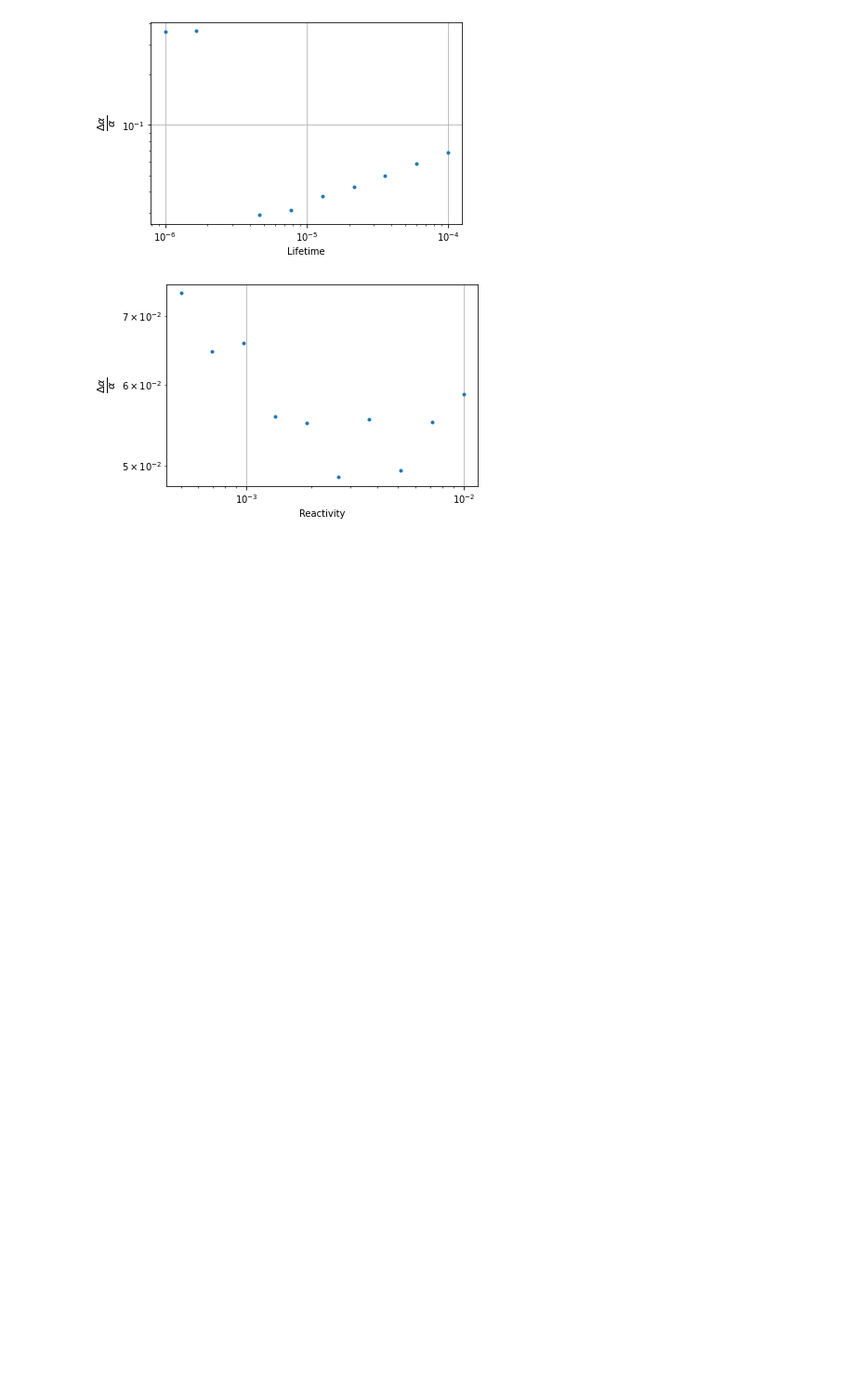
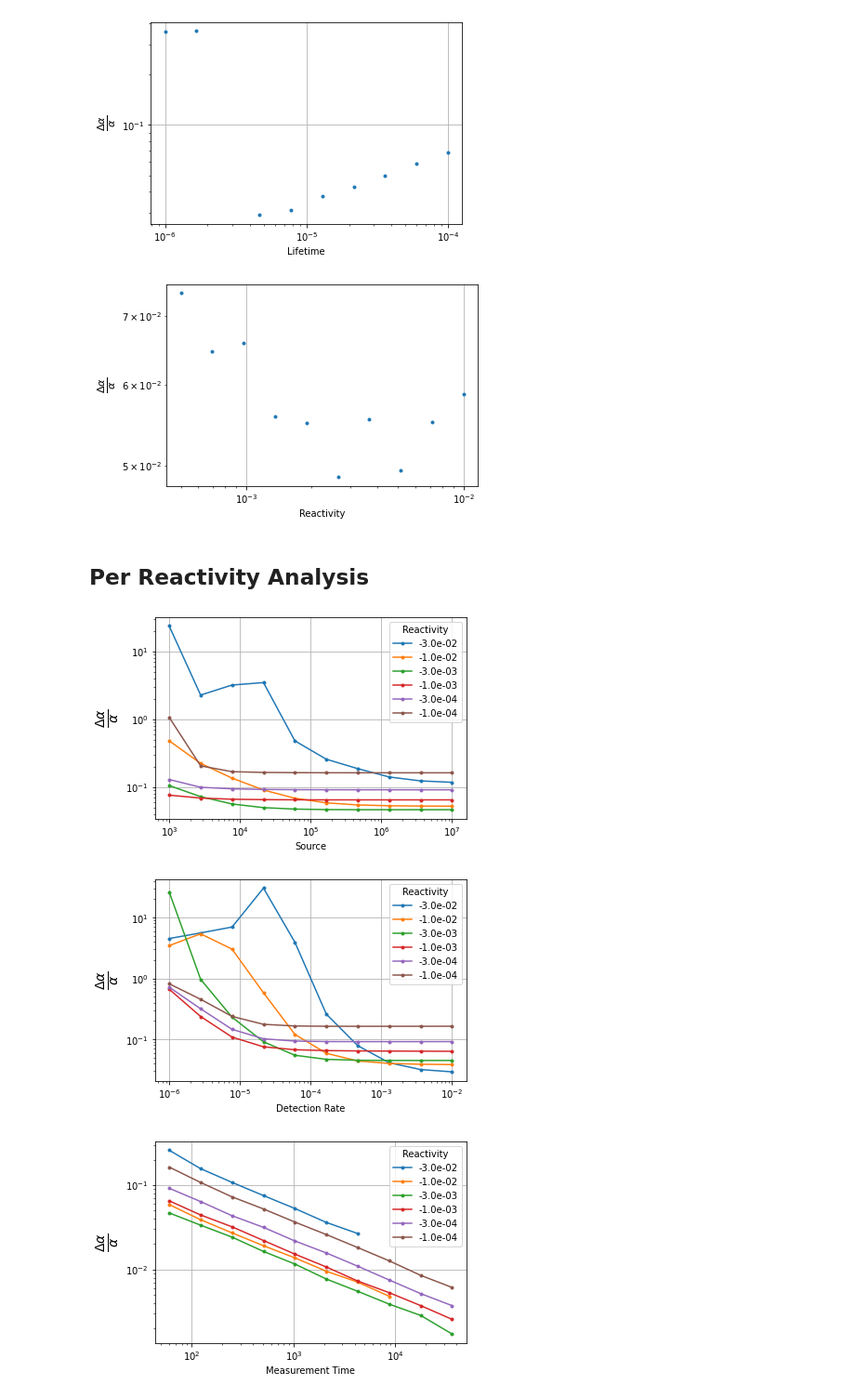
Before and after one commit to esheder/noise, a Jupyter notebook: hpc_runs/data_analysis.ipynb, the cells around one changed output. Shown at 93% size. Saved outputs shown, nothing was run; the diff lists cells and outputs as text; code cells hidden in the pictures; blank space fills up the shorter version.

Commit message:
Updated the data analysis to read the per-reactivity single-parameter change

```diff
--- a/hpc_runs/data_analysis.ipynb
+++ b/hpc_runs/data_analysis.ipynb
@@ -626,3 +626,5 @@ for option, slc in zip(options, slices):
 [figure]
 [figure]
 [figure]
+# %% [markdown]
+## Per Reactivity Analysis
@@ -628,0 +634,39 @@ for option, slc in zip(options, slices):
+# %%
+def condition(data, key, keys):
+    return reduce(operator.and_, (data[okey] == defaults[okey] for okey in set(keys) - {key}))
+
+def xypair(data, key, keys):
+    subdata = data[:][condition(data, key, keys)]
+    return subdata[key], subdata['Alpha STD'] / subdata.Alpha
+
+def asymptote(x, y, threshold):
+    yinf = y[x.argmax()]
+    return x[np.abs((y-yinf)/yinf) < threshold].min()
+# %%
+sdestddf = pd.read_csv('sde_std_settings.csv').drop(columns=['Lifetime'])
+keys = ['Reactivity', 'Source', 'Detection Rate', 'Measurement Time']
+grpd = sdestddf.groupby(keys)
+stddata = grpd.std()['Alpha']
+stddata.name = 'Alpha STD'
+meandata = grpd.mean()['Alpha']
+defaults = {key: pd.concat([meandata, stddata], axis=1).reset_index()[key].mode()[0]
+            for key in set(keys) - {'Reactivity'}}
+newdata = pd.concat([meandata, stddata], axis=1).reset_index()
+reactivities = newdata.Reactivity.unique()
+datadict = {reactivity: newdata[:][newdata.Reactivity == reactivity] for reactivity in reactivities}
+# %%
+for key in defaults.keys():
+    plt.figure()
+    for reactivity, data in datadict.items():
+        subdata = data[:][condition(data, key, defaults.keys())]
+        x = subdata[key].values
+        y = (subdata['Alpha STD'] / subdata['Alpha']).values
+        plt.loglog(x, y, '.-', label=f'{reactivity:.1e}')
+    plt.grid()
+    plt.legend(title='Reactivity')
+    plt.xlabel(f'{key}')
+    plt.ylabel(r'$\frac{\Delta\alpha}{\alpha}$', fontsize=20)
+# %% [output]
+[figure, added]
+[figure, added]
+[figure, added]
```
Also changed, not shown: parts of 2 cells of this notebook.
